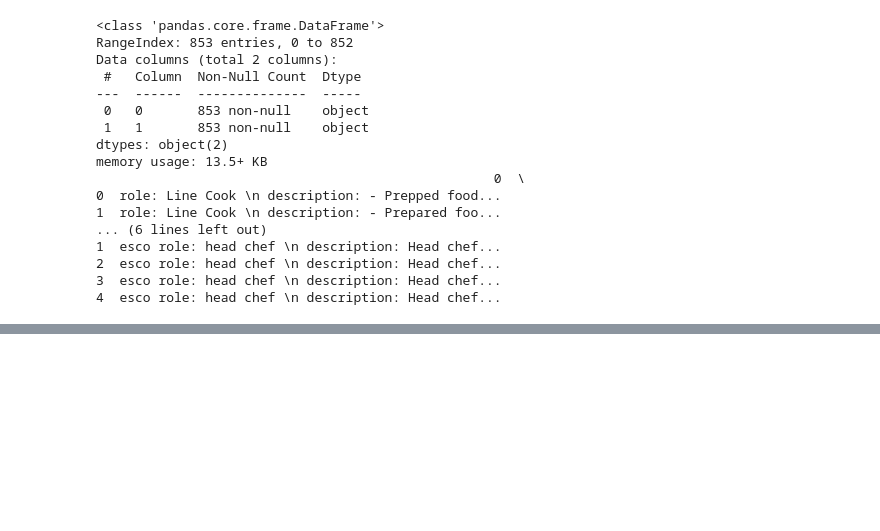
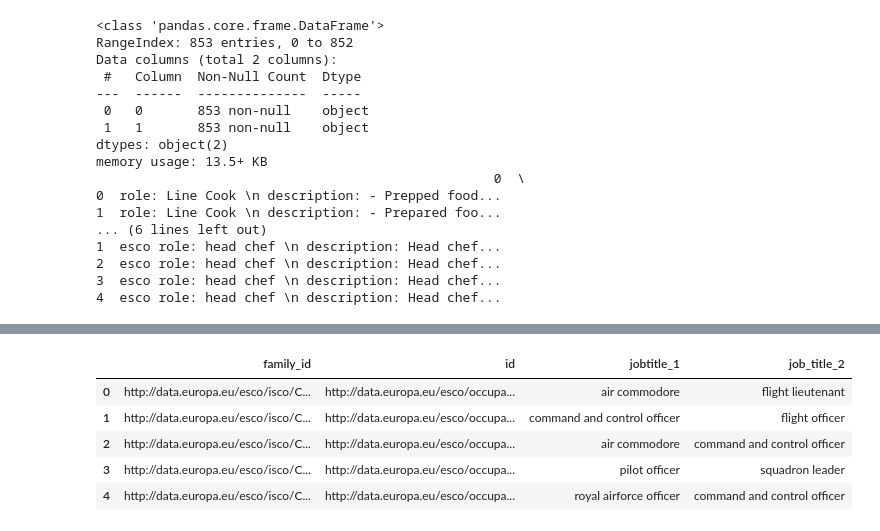
Before and after one commit to egesualp/skills4cpp, a Jupyter notebook: notebooks/playground_data.ipynb, the cells around one changed output, grey strips where cells are left out. Drawn from its saved outputs; the diff is of its cells as text; code cells hidden in the pictures; blank space fills up the shorter version.

```diff
--- a/notebooks/playground_data.ipynb
+++ b/notebooks/playground_data.ipynb
@@ -427,2 +443,18 @@ memory usage: 13.5+ KB
 # %%
 df_decorte_train.to_clipboard()
+# %%
+import pandas as pd
+import os
+
+# print current directory
+print(os.getcwd())
+
+# read data/talent_clef/taskA/training/taskA_training_en.tsv
+df_talent_clef = pd.read_csv(
+    r'/dss/dsshome1/02/ra95kix2/thesis/skills4cpp/data/talent_clef/TaskA/training/english/taskA_training_en.tsv',
+    sep='\t',
+    header=None,
+    names=['family_id', 'id', 'jobtitle_1', 'job_title_2']
+)
+df_talent_clef.head()
+df_talent_clef.info()
@@ -428,0 +474,9 @@ df_decorte_train.to_clipboard()
+# %%
+df_talent_clef.head()
+# %% [output]
+|  | family_id | id | jobtitle_1 | job_title_2 |
+| 0 | http://data.europa.eu/esco/isco/C... | http://data.europa.eu/esco/occupa... | air commodore | flight lieutenant |
+| 1 | http://data.europa.eu/esco/isco/C... | http://data.europa.eu/esco/occupa... | command and control officer | flight officer |
+| 2 | http://data.europa.eu/esco/isco/C... | http://data.europa.eu/esco/occupa... | air commodore | command and control officer |
+| 3 | http://data.europa.eu/esco/isco/C... | http://data.europa.eu/esco/occupa... | pilot officer | squadron leader |
+| 4 | http://data.europa.eu/esco/isco/C... | http://data.europa.eu/esco/occupa... | royal airforce officer | command and control officer |
```
Also changed, not shown: parts of 7 cells of this notebook, 28 other files.
